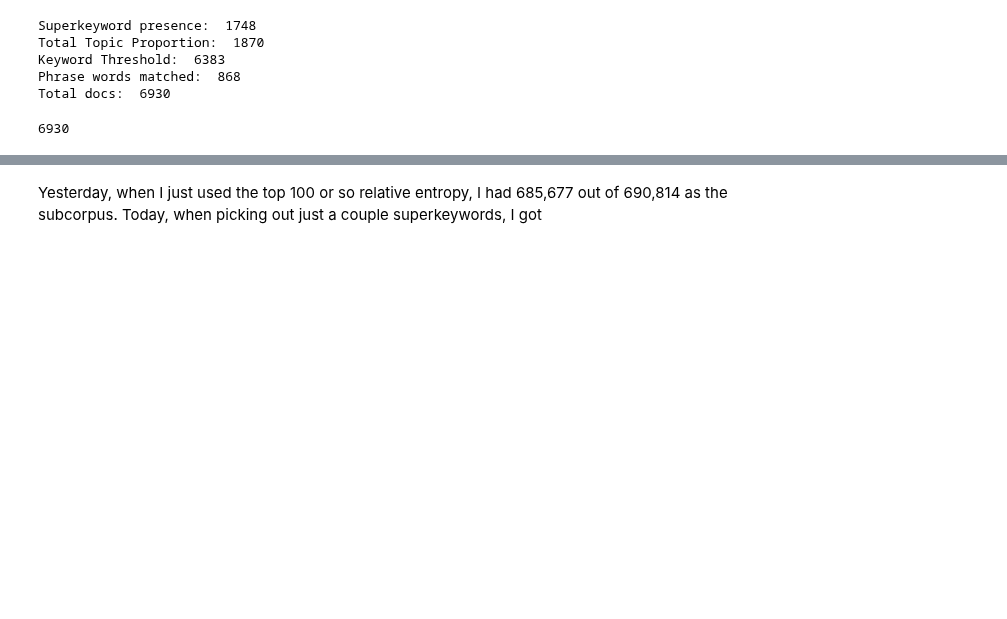
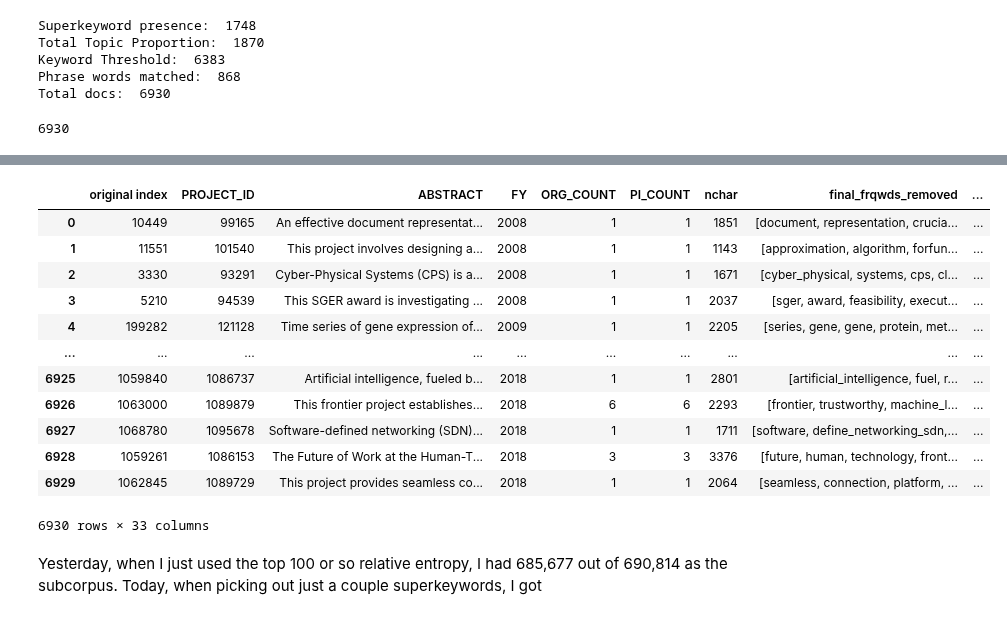
Before and after one commit to DSPG-Young-Scholars-Program/dspg21RnD, a Jupyter notebook: src/04_eads_method/03_eads_filtering_relentr.ipynb, the cells around one changed output, grey strips where cells are left out. Cells and saved outputs as stored; diff of their text form; code cells hidden in the pictures; blank space fills up the shorter version.

```diff
--- a/src/04_eads_method/03_eads_filtering_relentr.ipynb
+++ b/src/04_eads_method/03_eads_filtering_relentr.ipynb
@@ -485,0 +511,6 @@ len(my_subcorpus)
+# %%
+subcorpus_df = pd.DataFrame(my_subcorpus)
+# %%
+subcorpus_df["is_ai_eads"] = True
+# %%
+subcorpus_df = subcorpus_df.rename(columns = {0: "index"})
@@ -485,0 +533,18 @@ len(my_subcorpus)
+# %%
+ai_test = pd.merge(nsf_csci, subcorpus_df, on="index", how = "right")
+# %%
+ai_test
+# %% [output]
+|  | original index | PROJECT_ID | ABSTRACT | FY | ORG_COUNT | PI_COUNT | nchar | final_frqwds_removed | ... |
+| 0 | 10449 | 99165 | An effective document representat... | 2008 | 1 | 1 | 1851 | [document, representation, crucia... | ... |
+| 1 | 11551 | 101540 | This project involves designing a... | 2008 | 1 | 1 | 1143 | [approximation, algorithm, forfun... | ... |
+| 2 | 3330 | 93291 | Cyber-Physical Systems (CPS) is a... | 2008 | 1 | 1 | 1671 | [cyber_physical, systems, cps, cl... | ... |
+| 3 | 5210 | 94539 | This SGER award is investigating ... | 2008 | 1 | 1 | 2037 | [sger, award, feasibility, execut... | ... |
+| 4 | 199282 | 121128 | Time series of gene expression of... | 2009 | 1 | 1 | 2205 | [series, gene, gene, protein, met... | ... |
+| ... | ... | ... | ... | ... | ... | ... | ... | ... | ... |
+| 6925 | 1059840 | 1086737 | Artificial intelligence, fueled b... | 2018 | 1 | 1 | 2801 | [artificial_intelligence, fuel, r... | ... |
+| 6926 | 1063000 | 1089879 | This frontier project establishes... | 2018 | 6 | 6 | 2293 | [frontier, trustworthy, machine_l... | ... |
+| 6927 | 1068780 | 1095678 | Software-defined networking (SDN)... | 2018 | 1 | 1 | 1711 | [software, define_networking_sdn,... | ... |
+| 6928 | 1059261 | 1086153 | The Future of Work at the Human-T... | 2018 | 3 | 3 | 3376 | [future, human, technology, front... | ... |
+| 6929 | 1062845 | 1089729 | This project provides seamless co... | 2018 | 1 | 1 | 2064 | [seamless, connection, platform, ... | ... |
+6930 rows × 33 columns
```
Also changed, not shown: parts of 7 cells of this notebook.
